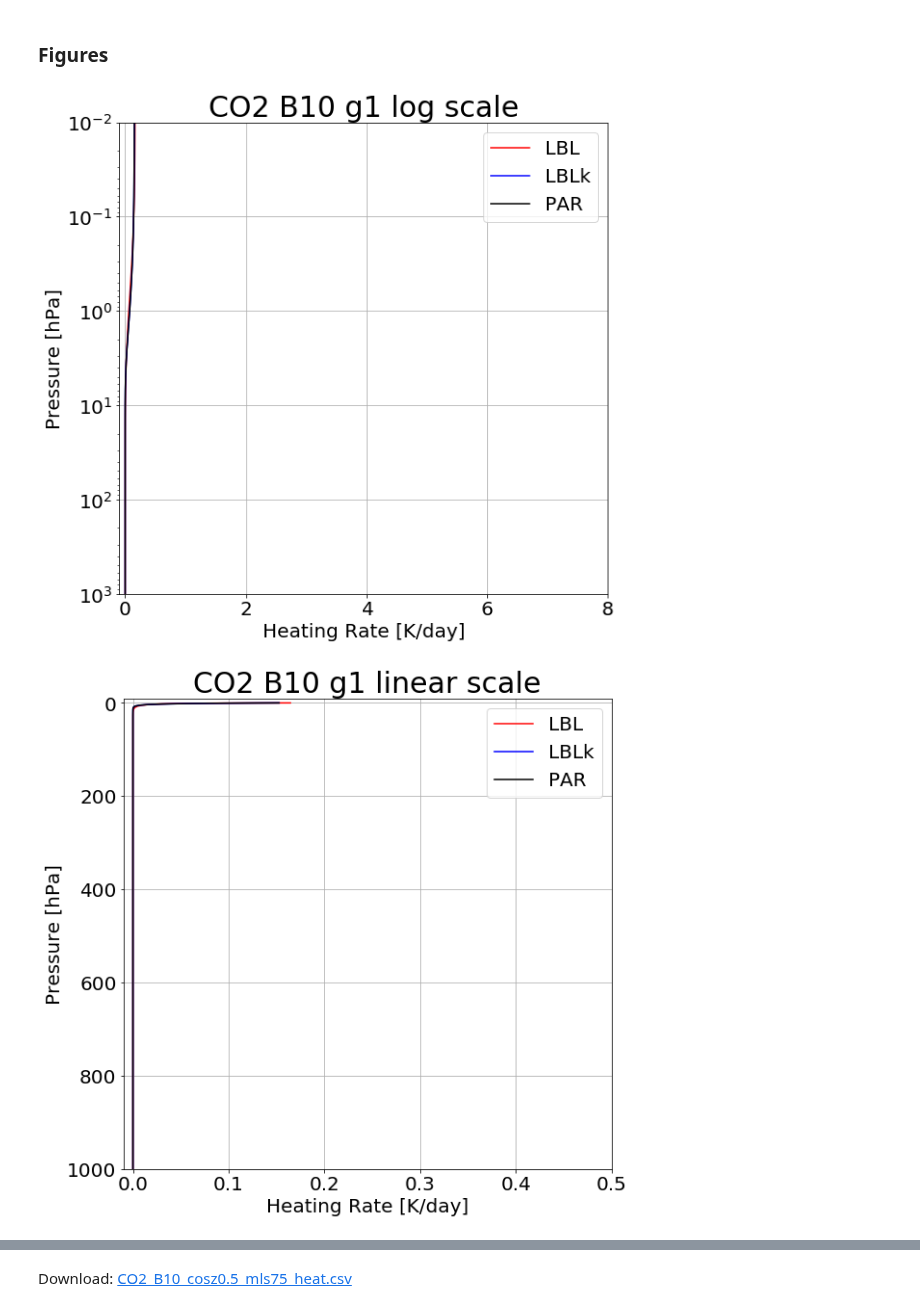
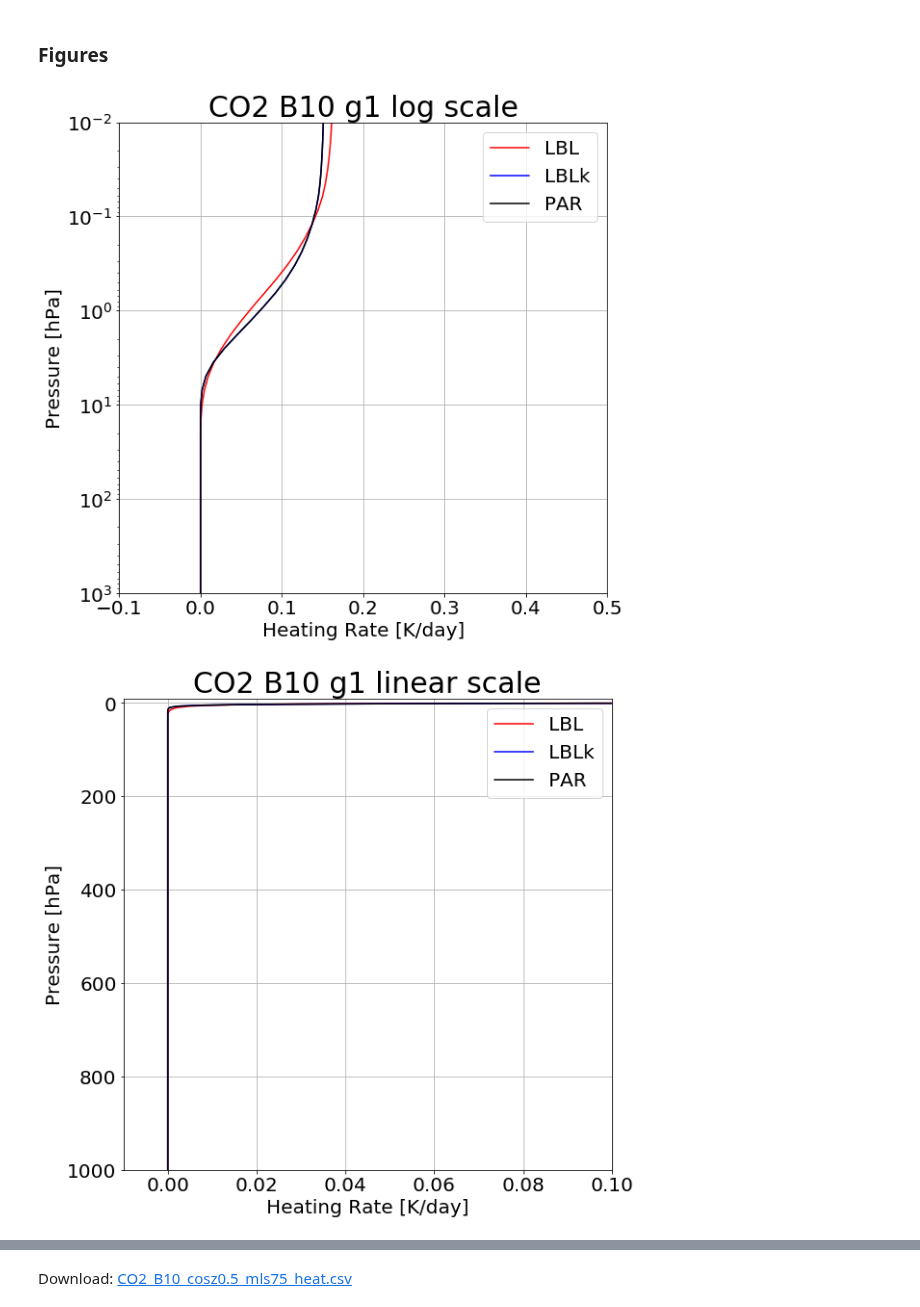
Before and after one commit to kimbuyo/Radiation_SW, a Jupyter notebook: Param/CO2/B10/190213_Result/CO2x1/CO2_B10_cosz0.5_mls75_result.ipynb, the cells around one changed output, grey strips where cells are left out. Drawn from its saved outputs; the diff is of its cells as text; code cells hidden in the pictures.

```diff
--- a/Param/CO2/B10/190213_Result/CO2x1/CO2_B10_cosz0.5_mls75_result.ipynb
+++ b/Param/CO2/B10/190213_Result/CO2x1/CO2_B10_cosz0.5_mls75_result.ipynb
@@ -71,31 +71,31 @@ Download: CO2_B10_cosz0.5_mls75_flux.csv
 # %%
 htr = pd.read_table(path+'new_ng6_all.htr',header=None,sep="\s+",keep_default_na=False,
                     names=['hPa','LBL_g1','LBLk_g1','PAR_g1','LBL_g2','LBLk_g2','PAR_g2','LBL_g3','LBLk_g3','PAR_g3',
                           'LBL_g4','LBLk_g4','PAR_g4','LBL_g5','LBLk_g5','PAR_g5','LBL_g6','LBLk_g6','PAR_g6',
                           'LBL_tot','LBLk_tot','PAR_tot','LBLk - LBL','PAR - LBL'])
 
 params = {'figure.figsize': (20,9),'legend.fontsize': 20,'axes.labelsize': 20,'axes.titlesize': 30,'xtick.labelsize': 20,'ytick.labelsize': 20}
 plt.rcParams.update(params)
 
-max1 = 8
-max2 = 0.5
+max1 = 0.5
+max2 = 0.1
 
 # log scale
 plt.subplot(1,2,1)
 plt.axis([-0.1,max1,1000,0.01])
 plt.grid()
 plt.title('CO2 B10 g1 log scale')
 plt.ylabel('Pressure [hPa]')
 plt.xlabel('Heating Rate [K/day]')
 plt.yscale('log')
 plt.plot(htr['LBL_g1'],htr['hPa'],label='LBL',color='red')
 plt.plot(htr['LBLk_g1'],htr['hPa'],label='LBLk',color='blue')
 plt.plot(htr['PAR_g1'],htr['hPa'],label='PAR',color='black')
 plt.legend()
 
 plt.show()
 # %% [output]
-[figure, old version]
+[figure, new version]
 # %%
 # linear scale
 plt.subplot(1,2,2)
@@ -111,7 +111,7 @@ plt.legend()
 
 plt.show()
 # %% [output]
-[figure, old version]
+[figure, new version]
 # %%
 # log scale
 plt.subplot(1,2,1)
```
Also changed, not shown: parts of 12 cells of this notebook.
